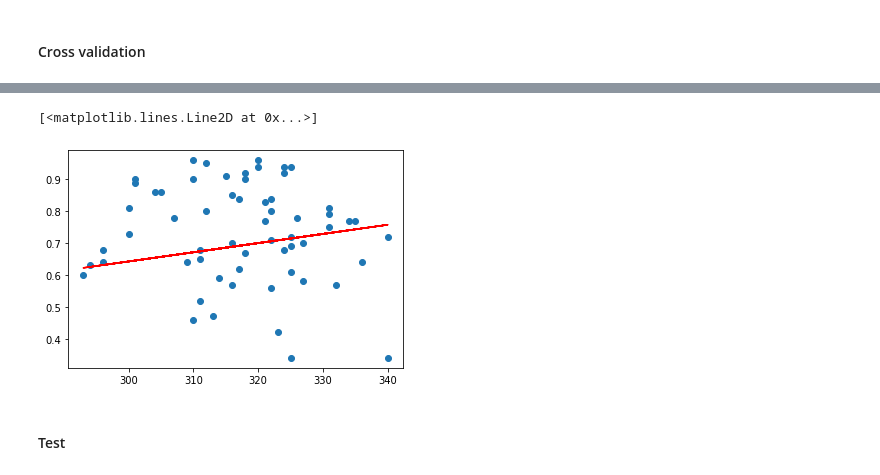
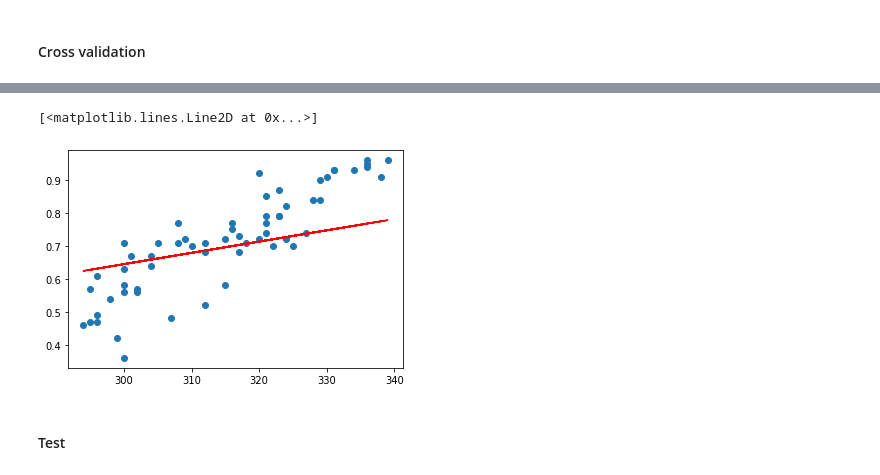
Before and after one commit to jdvalenzuelah/HDT1AI, a Jupyter notebook: HDT1.ipynb, the cells around one changed output, grey strips where cells are left out. Cells and saved outputs as stored; diff of their text form; code cells hidden in the pictures.

```diff
--- a/HDT1.ipynb
+++ b/HDT1.ipynb
@@ -242,9 +242,9 @@ f'Theta: {theta}'
 # %%
-plt.scatter(X_v[:,1], y_t)
+plt.scatter(X_v[:,1], y_v)
 plt.plot(X_v[:, 1], np.matmul(X_v, theta), color='red')
 # %% [output]
 [<matplotlib.lines.Line2D at 0x...>]
-[figure, old version]
+[figure, new version]
 # %% [markdown]
 #### Test
 # %%
```
Also changed, not shown: parts of 18 cells of this notebook.
